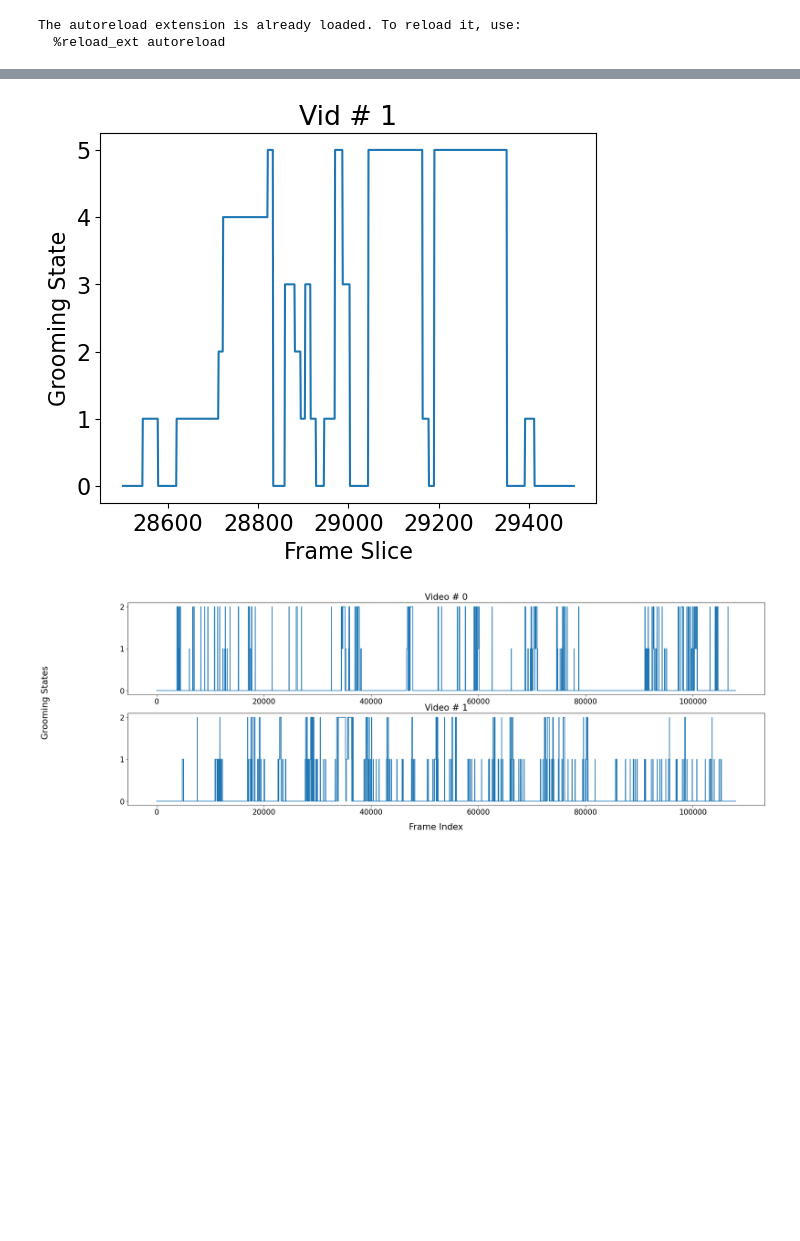
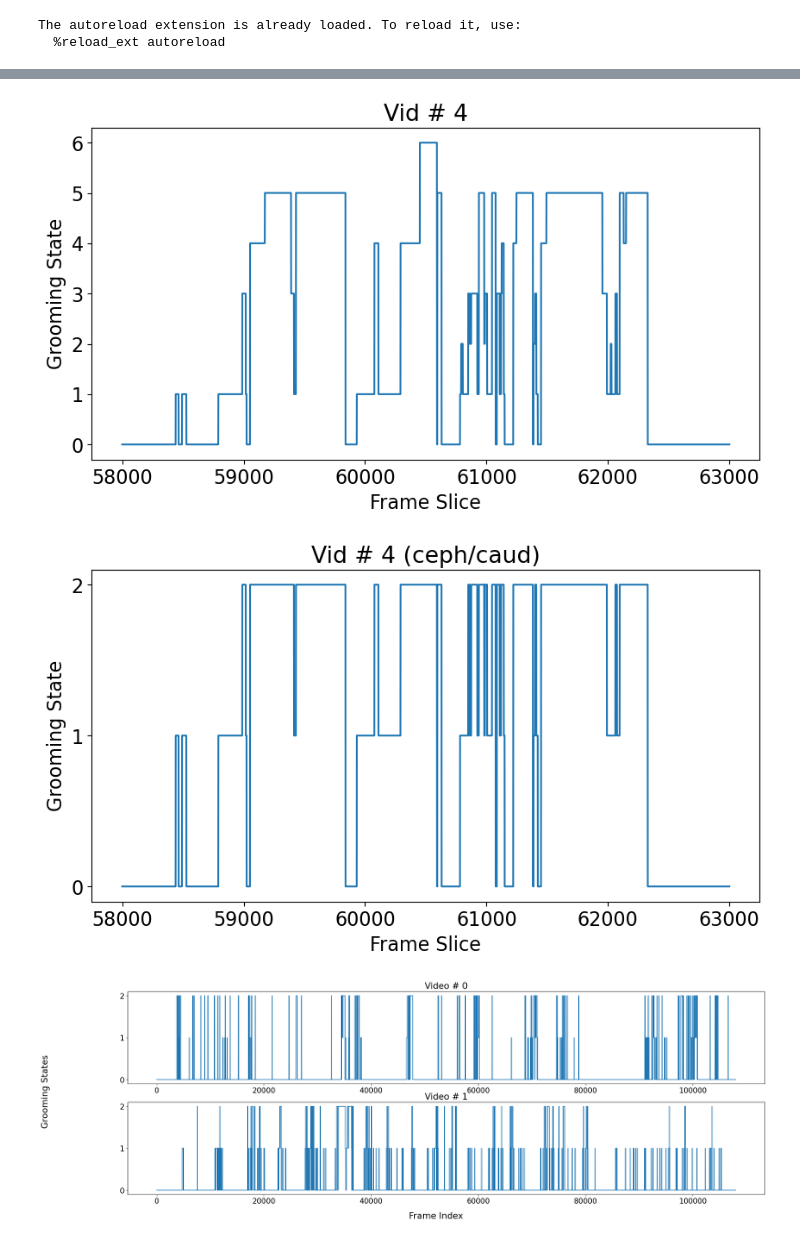
Before and after one commit to brigbrog/Syntactic-Grooming, a Jupyter notebook: visualize/bouts.ipynb, the cells around one changed output, grey strips where cells are left out. Saved outputs shown, nothing was run; the diff lists cells and outputs as text; code cells hidden in the pictures; blank space fills up the shorter version.

```diff
--- a/visualize/bouts.ipynb
+++ b/visualize/bouts.ipynb
@@ -33,8 +33,10 @@ bout_vis.vid_filtstate_view_w_time(bxd_df, [0, 1])
 # %%
-window = (28500, 29500)
-bout_vis.manual_inspect_filtstate(bxd_df, 1, window)
+window = (58000, 63000)
+bout_vis.manual_inspect_filtstate(bxd_df, 4, window, (10, 5))
+bout_vis.manual_inspect_rost_caud_filtstate(bxd_df, 4, window, (10, 5))
 # %% [output]
-[figure, old version]
+[figure, new version]
+[figure, added]
 # %%
 bout_vis.rost_caud_filtstate_view(bxd_df, [0, 1])
 #bout_vis.vid_filtstate_view_w_time(bxd_df, [0, 1])
```
Also changed, not shown: parts of 3 cells of this notebook, 2 other files.
